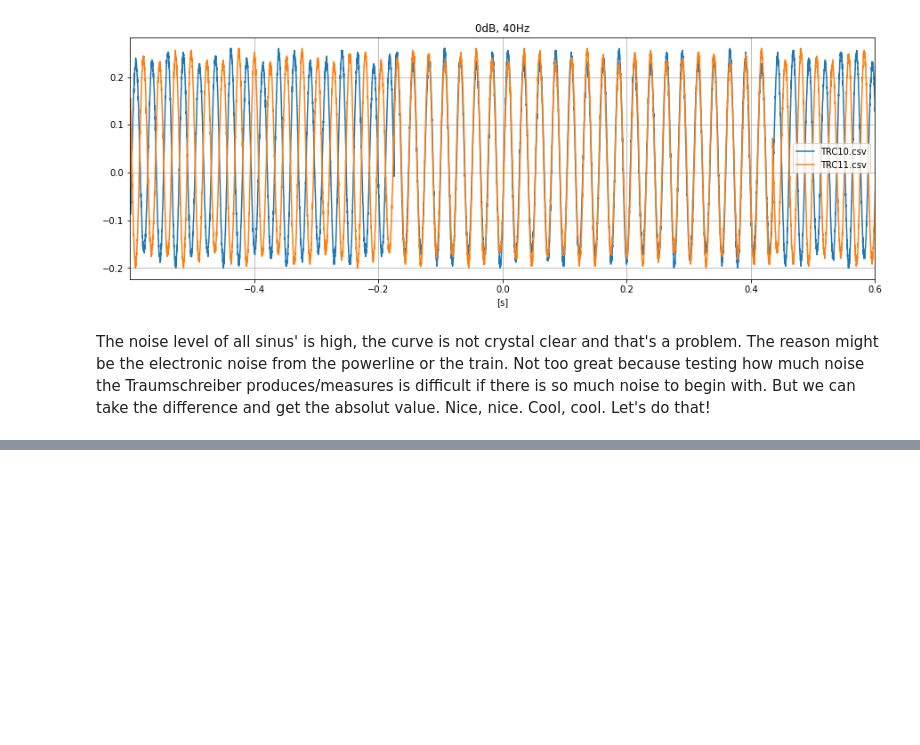
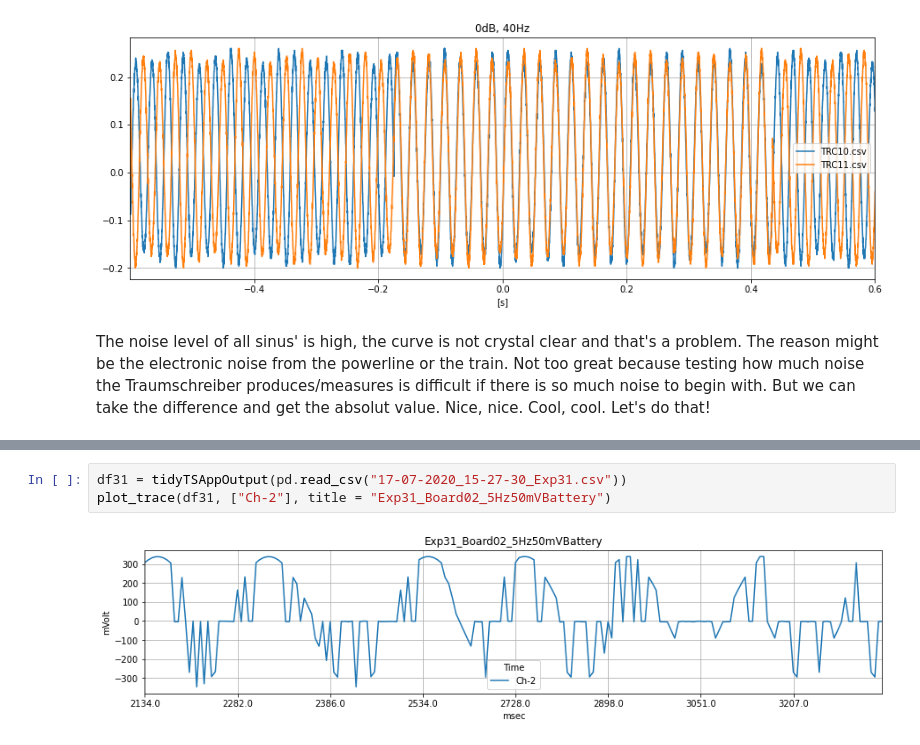
Before and after one commit to xinterface/Traumschreiber, a Jupyter notebook: SanityCheck/SanityCheck.ipynb, the cells around one changed output, grey strips where cells are left out. Saved outputs shown, nothing was run; the diff lists cells and outputs as text; blank space fills up the shorter version.

```diff
--- a/SanityCheck/SanityCheck.ipynb
+++ b/SanityCheck/SanityCheck.ipynb
@@ -104,0 +190,5 @@ Time  NaN  NaN  NaN  NaN  NaN  NaN
+# %%
+df31 = tidyTSAppOutput(pd.read_csv("17-07-2020_15-27-30_Exp31.csv"))
+plot_trace(df31, ["Ch-2"], title = "Exp31_Board02_5Hz50mVBattery")
+# %% [output]
+[figure, added]
```
Also changed, not shown: parts of 6 cells of this notebook, 45 other files.
